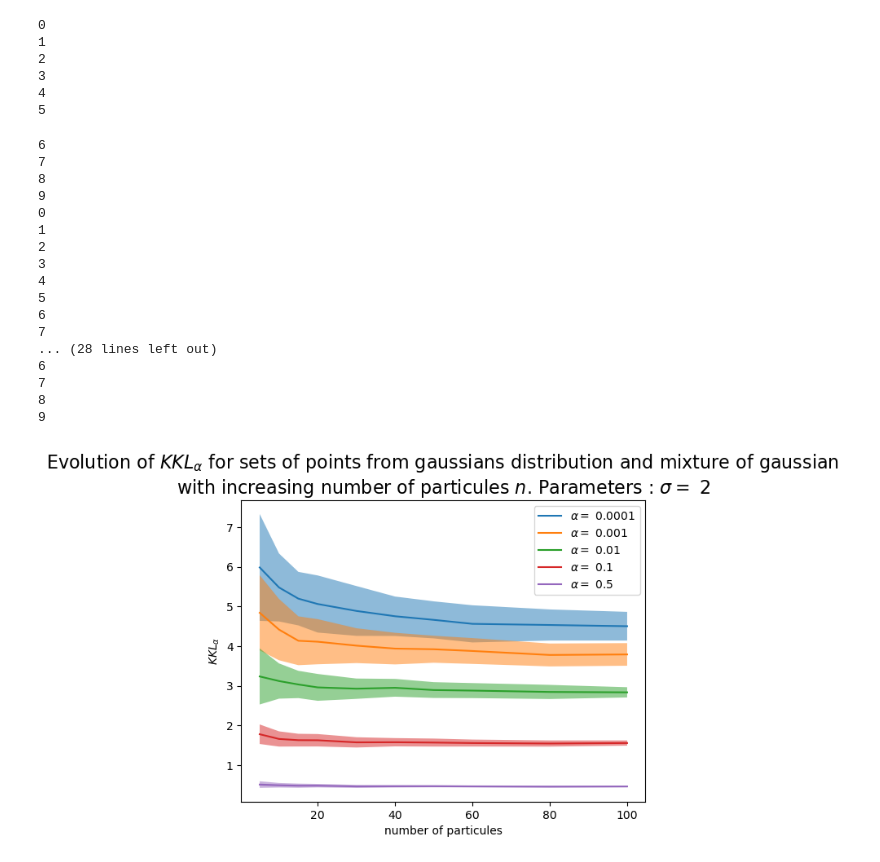
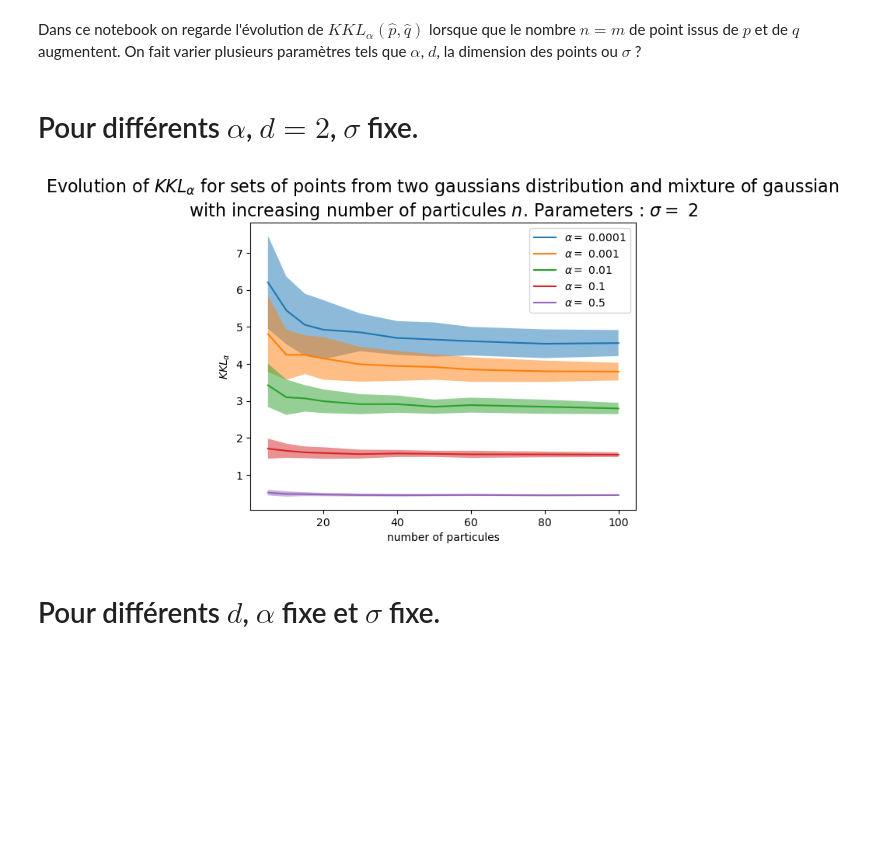
Before and after one commit to cclementine25/KKL-divergence-gradient-flows, a Jupyter notebook: Regularized/evolution_KKL_n.ipynb, the cells around one changed output. Drawn from its saved outputs; the diff is of its cells as text; code cells hidden in the pictures; blank space fills up the shorter version.

```diff
--- a/Regularized/evolution_KKL_n.ipynb
+++ b/Regularized/evolution_KKL_n.ipynb
@@ -1,3 +1,5 @@
+# %% [markdown]
+Dans ce notebook on regarde l'évolution de $KKL_{\alpha}(\hat{p},\hat{q})$ lorsque que le nombre $n = m$ de point issus de $p$ et de $q$ augmentent. On fait varier plusieurs paramètres tels que $\alpha$, $d$, la dimension des points ou $\sigma$ ?
 # %%
 import numpy as np
 import scipy.stats as scs
@@ -9,6 +11,8 @@ import kkl.kernels as kl
 import kkl.generate_y as gy
 
 import cProfile
+# %% [markdown]
+# Pour différents $\alpha$, $d=2$, $\sigma$ fixe.
 # %%
 alpha = 0.1
 
@@ -27,7 +31,7 @@ muy = np.array([0,0])
 Ly = np.array([[1/5, -1],[1/2,1/2]])
 Sigmay = Ly @ Ly.transpose() #Lx @ Lx.transpose()
 # %%
-N = [5,10,15,20,30,40,50,60,80,100]#,120,150]#,200,300,400,500]#,600,700,800,900]#,1000,1100,1300,1400,1500,1600,1800,2000]
+N = [5,10,15,20,30,40,50,60,80,100]#,120,150,200,300,400,500]#,600,700,800,900]#,1000,1100,1300,1400,1500,1600,1800,2000]
 nb_it = 100 #nombre de calcul de KKL pour un même n
 #fig, axs = plt.subplots(3, 4, figsize=(20,20))
 for alpha in [0.0001,0.001,0.01,0.1,0.5]:
@@ -35,58 +39,36 @@ for alpha in [0.0001,0.001,0.01,0.1,0.5]:
     I_KKL_n = np.zeros(len(N))
     for j in range(len(N)):
         F = np.zeros(nb_it)
-        print(j)
         for i in range(nb_it):
             y = gy.gaussian(muy,Sigmay,N[j]) #gy.mixt_gauss(gy.MU,[np.identity(2),np.identity(2)], [1/2,1/2], N[j])
             x = gy.gaussian(1/5 *mux,Sigmax,N[j])
 
             Ky = 1/N[j] * k(y,y)
             Ly,V = np.linalg.eig(Ky)
             V = V.transpose()
             Ly = np.real(Ly)
             Packy = [Ky,Ly,V]
 
             J = lambda x,y : dv.KKL(x, y,k,Packy,alpha)
             F[i] = J(x,y)
         KKL_n[j] = np.mean(F)
         I_KKL_n[j] = np.std(F)
 
         #KKL_inv_n.append(J(y,x))
 
         #axs[j//4,j%4].scatter(x[:,0],x[:,1])
         #axs[j//4,j%4].scatter(y[:,0],y[:,1])
 
 
     #plt.figure()
     plt.plot(N,KKL_n,label = r"$\alpha =$ " + str(alpha))
     plt.fill_between(N,KKL_n - I_KKL_n,KKL_n + I_KKL_n,alpha = 0.5)
     #plt.plot(np.linspace(0,150,100), 0.2/ np.sqrt(np.linspace(0,150,100))+ 1.54)
-    plt.title("Evolution of " + r"$KKL_{\alpha}$" + " for sets of points from gaussians distribution and mixture of gaussian \nwith increasing number of particules " + r"$n$." + " Parameters : " + r"$\sigma =$ " + str(sigma)  ,fontsize = 16)
+    plt.title("Evolution of " + r"$KKL_{\alpha}$" + " for sets of points from two gaussians distribution and mixture of gaussian \nwith increasing number of particules " + r"$n$." + " Parameters : " + r"$\sigma =$ " + str(sigma)  ,fontsize = 16)
     plt.xlabel('number of particules')
     plt.ylabel(r'$KKL_{\alpha}$')
     plt.legend()
 # %% [output]
-0
-1
-2
-3
-4
-5
-6
-7
-8
-9
-0
-1
-2
-3
-4
-5
-6
-7
-... (28 lines left out)
-6
-7
-8
-9
-[figure, old version]
+[figure, new version]
+# %% [markdown]
+# Pour différents $d$, $\alpha$ fixe et $\sigma$ fixe.
```
Also changed, not shown: parts of 2 cells of this notebook, 2 other files.
